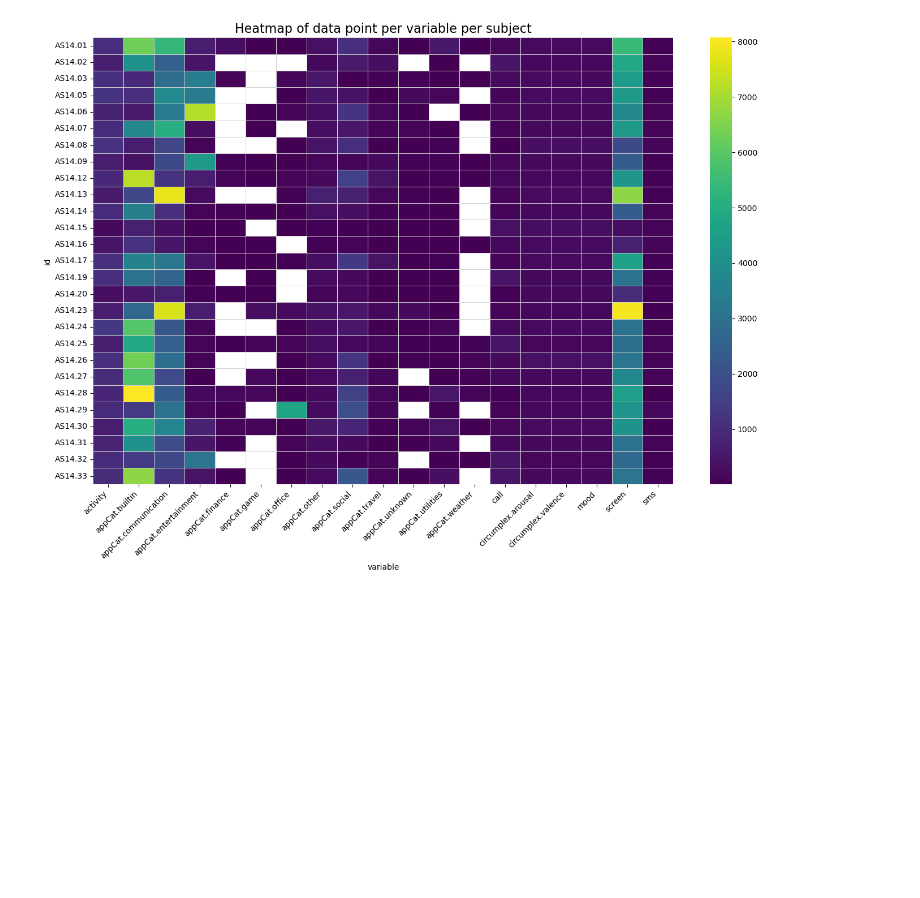
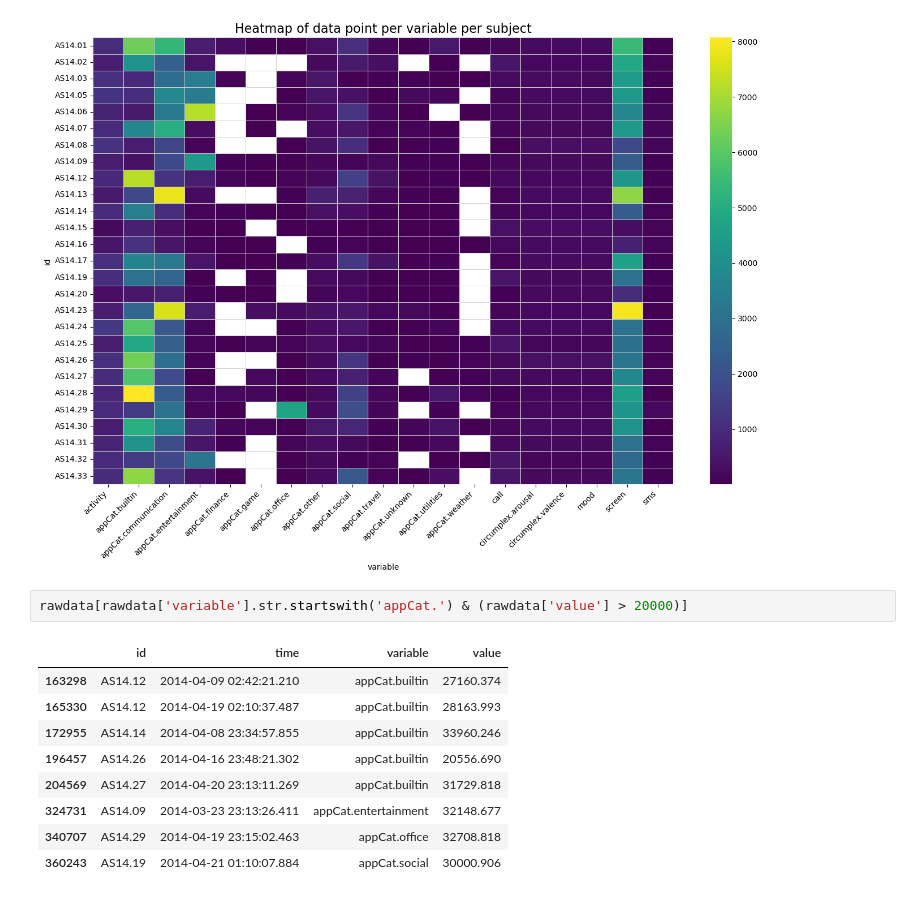
Before and after one commit to youpze/Data-Mining, a Jupyter notebook: 1A_visualistation.ipynb, the cells around one changed output. Drawn from its saved outputs; the diff is of its cells as text; blank space fills up the shorter version.

```diff
--- a/1A_visualistation.ipynb
+++ b/1A_visualistation.ipynb
@@ -304,3 +304,15 @@ plt.tight_layout()
 plt.show()
 # %% [output]
 [figure]
+# %%
+rawdata[rawdata['variable'].str.startswith('appCat.') & (rawdata['value'] > 20000)]
+# %% [output]
+|  | id | time | variable | value |
+| 163298 | AS14.12 | 2014-04-09 02:42:21.210 | appCat.builtin | 27160.374 |
+| 165330 | AS14.12 | 2014-04-19 02:10:37.487 | appCat.builtin | 28163.993 |
+| 172955 | AS14.14 | 2014-04-08 23:34:57.855 | appCat.builtin | 33960.246 |
+| 196457 | AS14.26 | 2014-04-16 23:48:21.302 | appCat.builtin | 20556.690 |
+| 204569 | AS14.27 | 2014-04-20 23:13:11.269 | appCat.builtin | 31729.818 |
+| 324731 | AS14.09 | 2014-03-23 23:13:26.411 | appCat.entertainment | 32148.677 |
+| 340707 | AS14.29 | 2014-04-19 23:15:02.463 | appCat.office | 32708.818 |
+| 360243 | AS14.19 | 2014-04-21 01:10:07.884 | appCat.social | 30000.906 |
```
Also changed, not shown: parts of 1 cell of this notebook.
